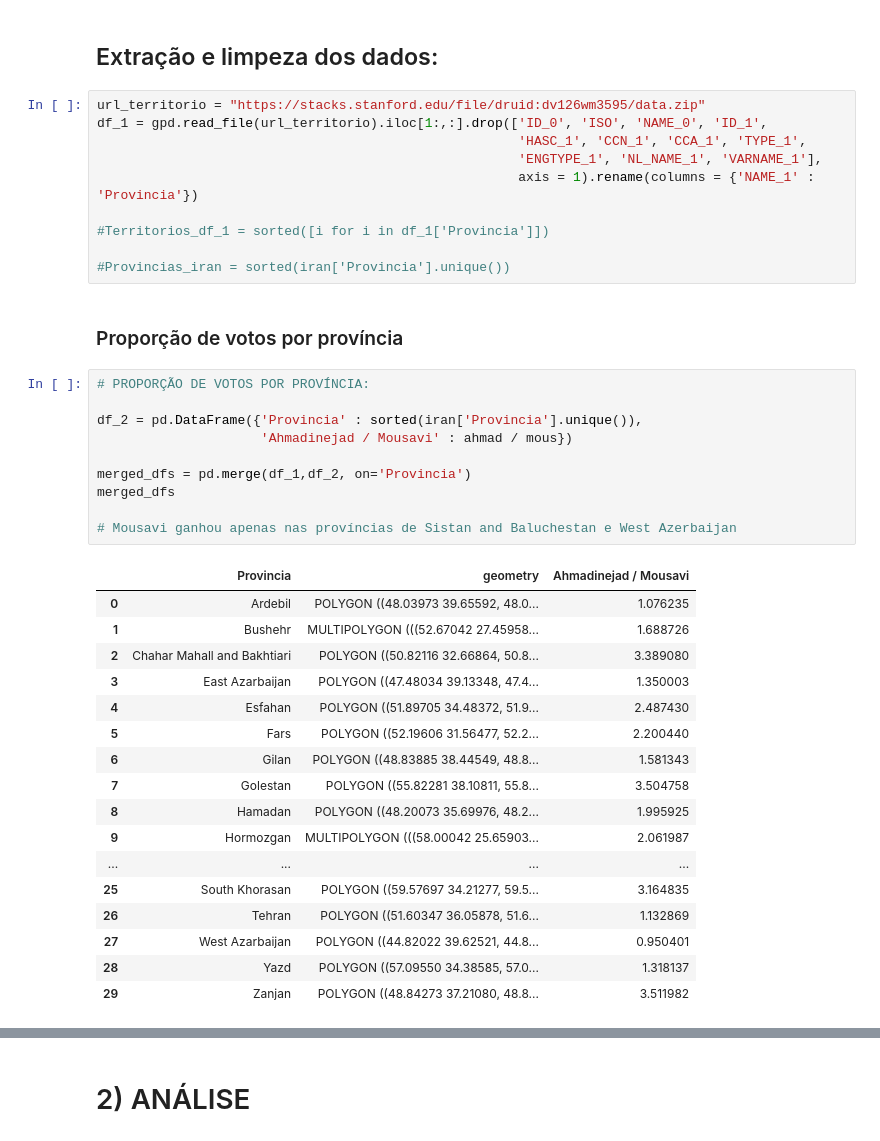
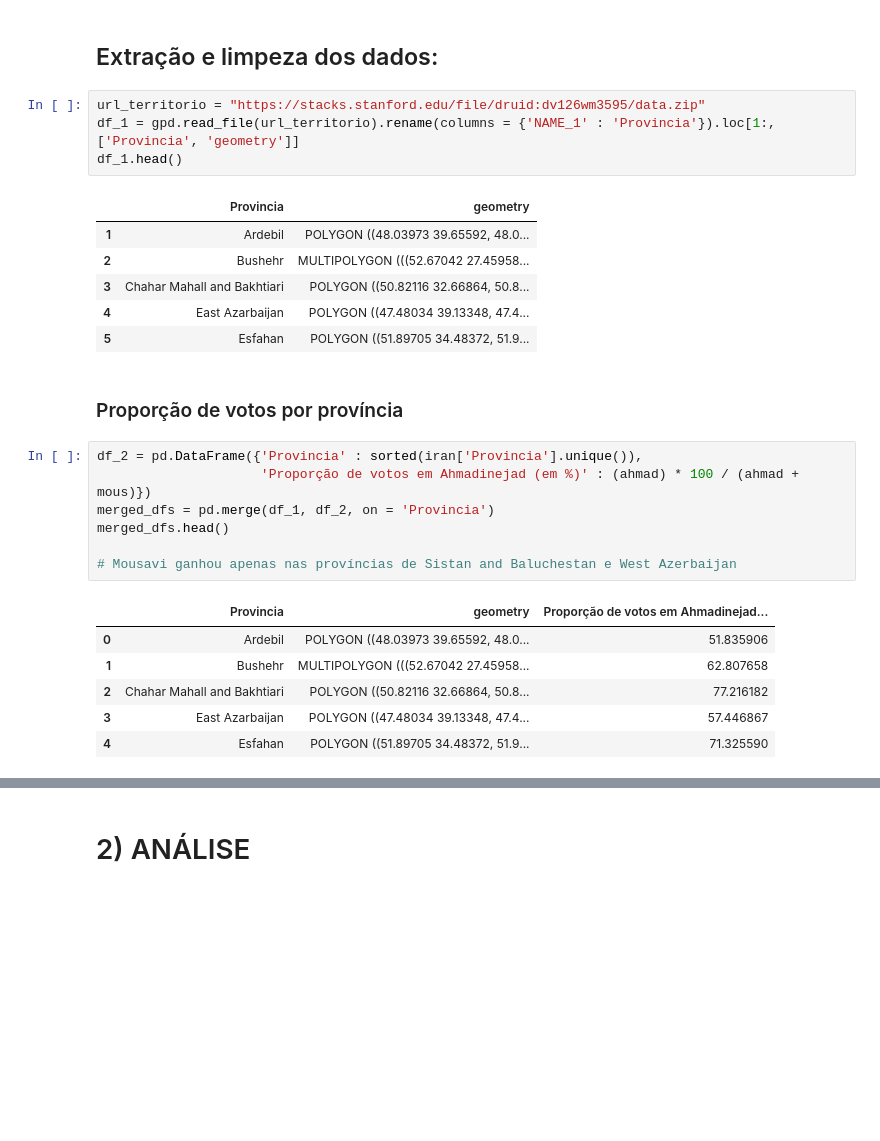
Before and after one commit to henrique-cervantes/Berford-Iran, a Jupyter notebook: Benford's_law_Iran.ipynb, the cells around one changed output, grey strips where cells are left out. Cells and saved outputs as stored; diff of their text form; blank space fills up the shorter version.

```diff
--- a/Benford's_law_Iran.ipynb
+++ b/Benford's_law_Iran.ipynb
@@ -206,44 +203,31 @@ import geopandas as gpd
 ## Extração e limpeza dos dados:
 # %%
 url_territorio = "https://stacks.stanford.edu/file/druid:dv126wm3595/data.zip"
-df_1 = gpd.read_file(url_territorio).iloc[1:,:].drop(['ID_0', 'ISO', 'NAME_0', 'ID_1',
-                                                      'HASC_1', 'CCN_1', 'CCA_1', 'TYPE_1',
-                                                      'ENGTYPE_1', 'NL_NAME_1', 'VARNAME_1'],
-                                                      axis = 1).rename(columns = {'NAME_1' : 'Provincia'})
-
-#Territorios_df_1 = sorted([i for i in df_1['Provincia']])
-
-#Provincias_iran = sorted(iran['Provincia'].unique())
+df_1 = gpd.read_file(url_territorio).rename(columns = {'NAME_1' : 'Provincia'}).loc[1:,['Provincia', 'geometry']]
+df_1.head()
+# %% [output]
+|  | Provincia | geometry |
+| 1 | Ardebil | POLYGON ((48.03973 39.65592, 48.0... |
+| 2 | Bushehr | MULTIPOLYGON (((52.67042 27.45958... |
+| 3 | Chahar Mahall and Bakhtiari | POLYGON ((50.82116 32.66864, 50.8... |
+| 4 | East Azarbaijan | POLYGON ((47.48034 39.13348, 47.4... |
+| 5 | Esfahan | POLYGON ((51.89705 34.48372, 51.9... |
 # %% [markdown]
 ### Proporção de votos por província
 # %%
-# PROPORÇÃO DE VOTOS POR PROVÍNCIA:
-
 df_2 = pd.DataFrame({'Provincia' : sorted(iran['Provincia'].unique()),
-                     'Ahmadinejad / Mousavi' : ahmad / mous})
-
-merged_dfs = pd.merge(df_1,df_2, on='Provincia')
-merged_dfs
+                     'Proporção de votos em Ahmadinejad (em %)' : (ahmad) * 100 / (ahmad + mous)})
+merged_dfs = pd.merge(df_1, df_2, on = 'Provincia')
+merged_dfs.head()
 
 # Mousavi ganhou apenas nas províncias de Sistan and Baluchestan e West Azerbaijan
 # %% [output]
-|  | Provincia | geometry | Ahmadinejad / Mousavi |
-| 0 | Ardebil | POLYGON ((48.03973 39.65592, 48.0... | 1.076235 |
-| 1 | Bushehr | MULTIPOLYGON (((52.67042 27.45958... | 1.688726 |
-| 2 | Chahar Mahall and Bakhtiari | POLYGON ((50.82116 32.66864, 50.8... | 3.389080 |
-| 3 | East Azarbaijan | POLYGON ((47.48034 39.13348, 47.4... | 1.350003 |
-| 4 | Esfahan | POLYGON ((51.89705 34.48372, 51.9... | 2.487430 |
-| 5 | Fars | POLYGON ((52.19606 31.56477, 52.2... | 2.200440 |
-| 6 | Gilan | POLYGON ((48.83885 38.44549, 48.8... | 1.581343 |
-| 7 | Golestan | POLYGON ((55.82281 38.10811, 55.8... | 3.504758 |
-| 8 | Hamadan | POLYGON ((48.20073 35.69976, 48.2... | 1.995925 |
-| 9 | Hormozgan | MULTIPOLYGON (((58.00042 25.65903... | 2.061987 |
-| ... | ... | ... | ... |
-| 25 | South Khorasan | POLYGON ((59.57697 34.21277, 59.5... | 3.164835 |
-| 26 | Tehran | POLYGON ((51.60347 36.05878, 51.6... | 1.132869 |
-| 27 | West Azarbaijan | POLYGON ((44.82022 39.62521, 44.8... | 0.950401 |
-| 28 | Yazd | POLYGON ((57.09550 34.38585, 57.0... | 1.318137 |
-| 29 | Zanjan | POLYGON ((48.84273 37.21080, 48.8... | 3.511982 |
+|  | Provincia | geometry | Proporção de votos em Ahmadinejad... |
+| 0 | Ardebil | POLYGON ((48.03973 39.65592, 48.0... | 51.835906 |
+| 1 | Bushehr | MULTIPOLYGON (((52.67042 27.45958... | 62.807658 |
+| 2 | Chahar Mahall and Bakhtiari | POLYGON ((50.82116 32.66864, 50.8... | 77.216182 |
+| 3 | East Azarbaijan | POLYGON ((47.48034 39.13348, 47.4... | 57.446867 |
+| 4 | Esfahan | POLYGON ((51.89705 34.48372, 51.9... | 71.325590 |
 # %%
 plt.style.use('ggplot')
 
```
Also changed, not shown: parts of 9 cells of this notebook.
